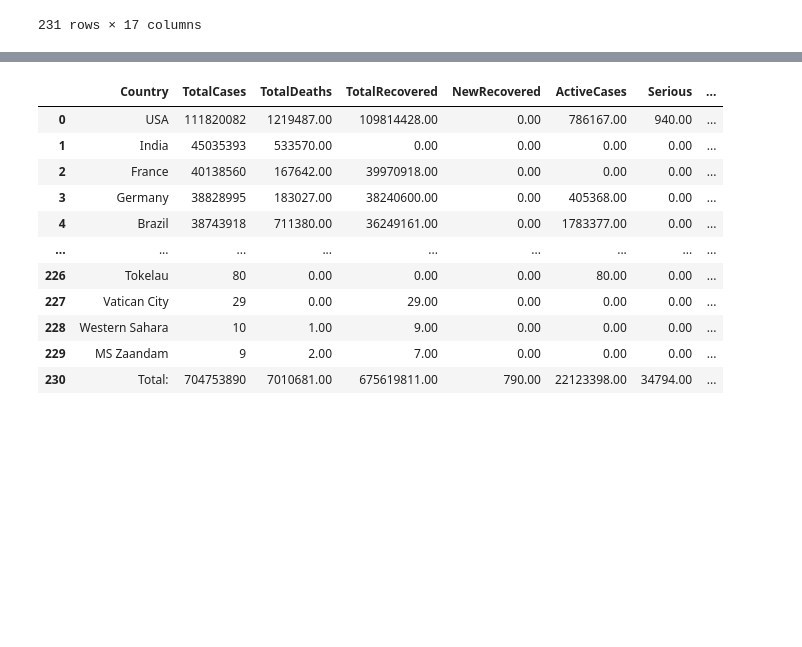
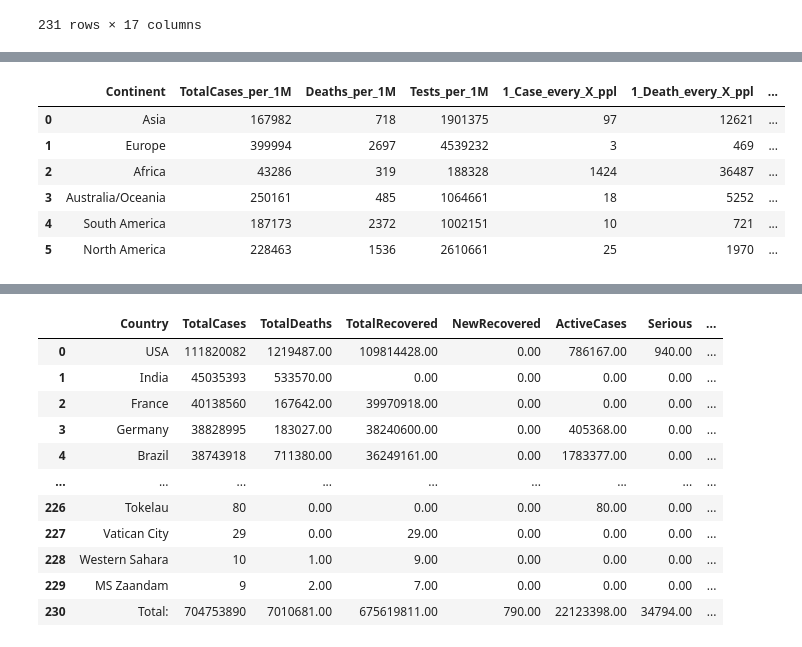
Before and after one commit to cuong123-tech/EDA-Project, a Jupyter notebook: EDA.ipynb, the cells around one changed output, grey strips where cells are left out. Saved outputs shown, nothing was run; the diff lists cells and outputs as text; code cells hidden in the pictures; blank space fills up the shorter version.

```diff
--- a/EDA.ipynb
+++ b/EDA.ipynb
@@ -221,0 +266,11 @@ Asia
+# %%
+data_continent_mean = pd.DataFrame(data_continent_mean)
+data_continent_mean
+# %% [output]
+|  | Continent | TotalCases_per_1M | Deaths_per_1M | Tests_per_1M | 1_Case_every_X_ppl | 1_Death_every_X_ppl | ... |
+| 0 | Asia | 167982 | 718 | 1901375 | 97 | 12621 | ... |
+| 1 | Europe | 399994 | 2697 | 4539232 | 3 | 469 | ... |
+| 2 | Africa | 43286 | 319 | 188328 | 1424 | 36487 | ... |
+| 3 | Australia/Oceania | 250161 | 485 | 1064661 | 18 | 5252 | ... |
+| 4 | South America | 187173 | 2372 | 1002151 | 10 | 721 | ... |
+| 5 | North America | 228463 | 1536 | 2610661 | 25 | 1970 | ... |
```
Also changed, not shown: parts of 6 cells of this notebook.
